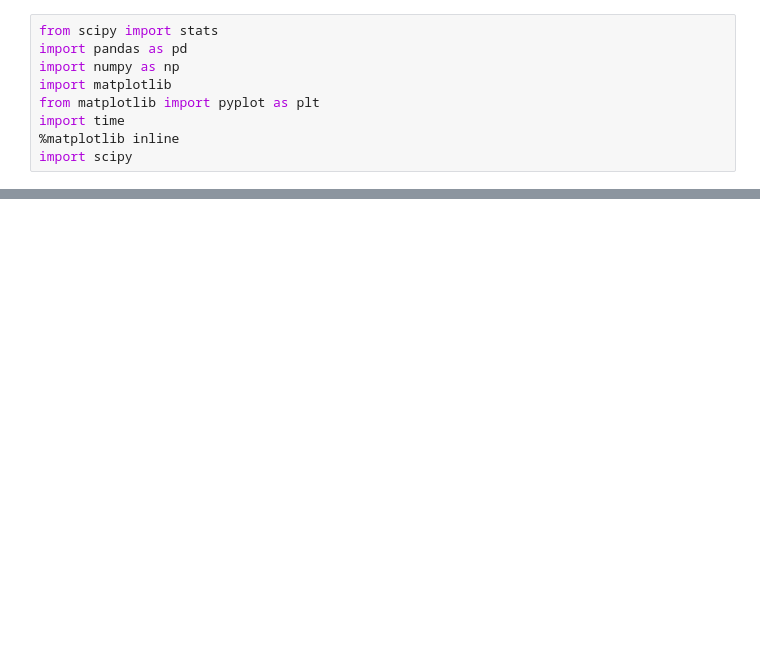
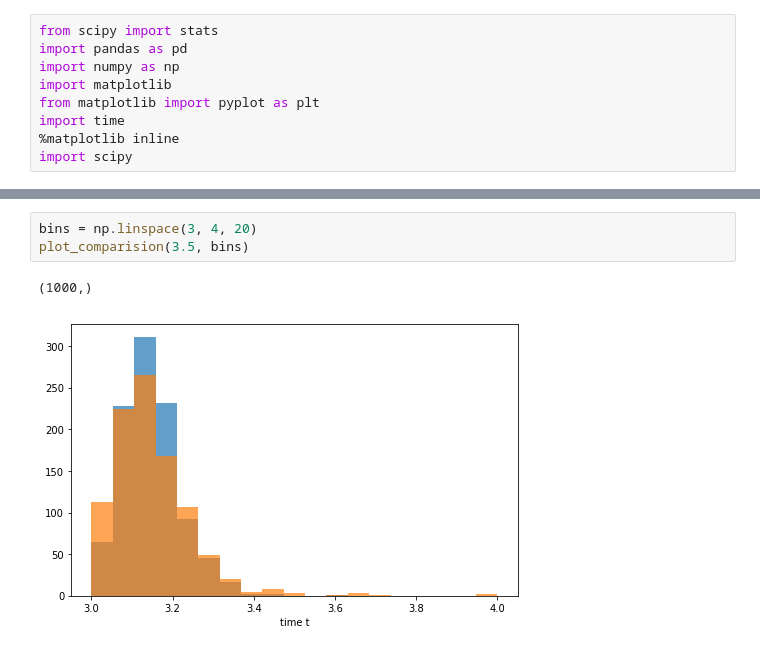
Before and after one commit to dtamayo/MLstability, a Jupyter notebook: Analysis/Solar/ChangingTheta.ipynb, the cells around one changed output, grey strips where cells are left out. Saved outputs shown, nothing was run; the diff lists cells and outputs as text; blank space fills up the shorter version.

```diff
--- a/Analysis/Solar/ChangingTheta.ipynb
+++ b/Analysis/Solar/ChangingTheta.ipynb
@@ -117,0 +52,6 @@ plt.show()
+# %%
+bins = np.linspace(3, 4, 20)
+plot_comparision(3.5, bins)
+# %% [output]
+(1000,)
+[figure, added]
```
Also changed, not shown: parts of 7 cells of this notebook, 2 other files.
